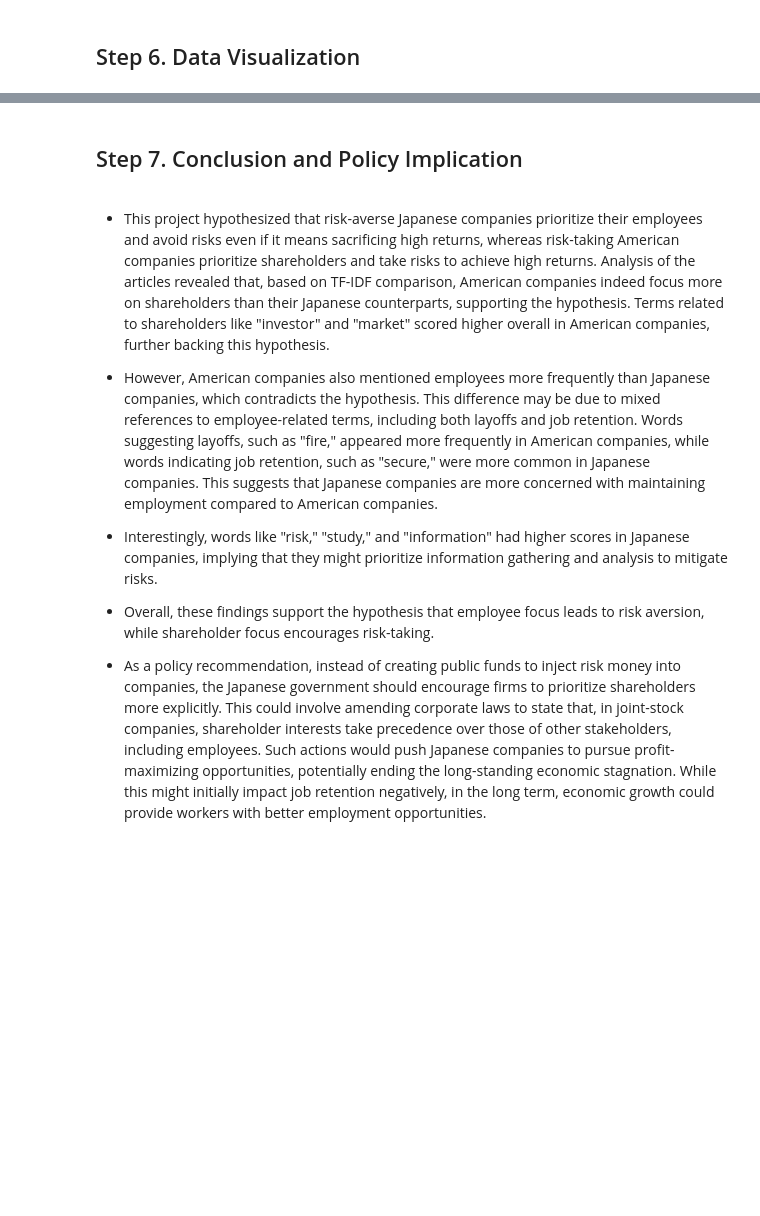
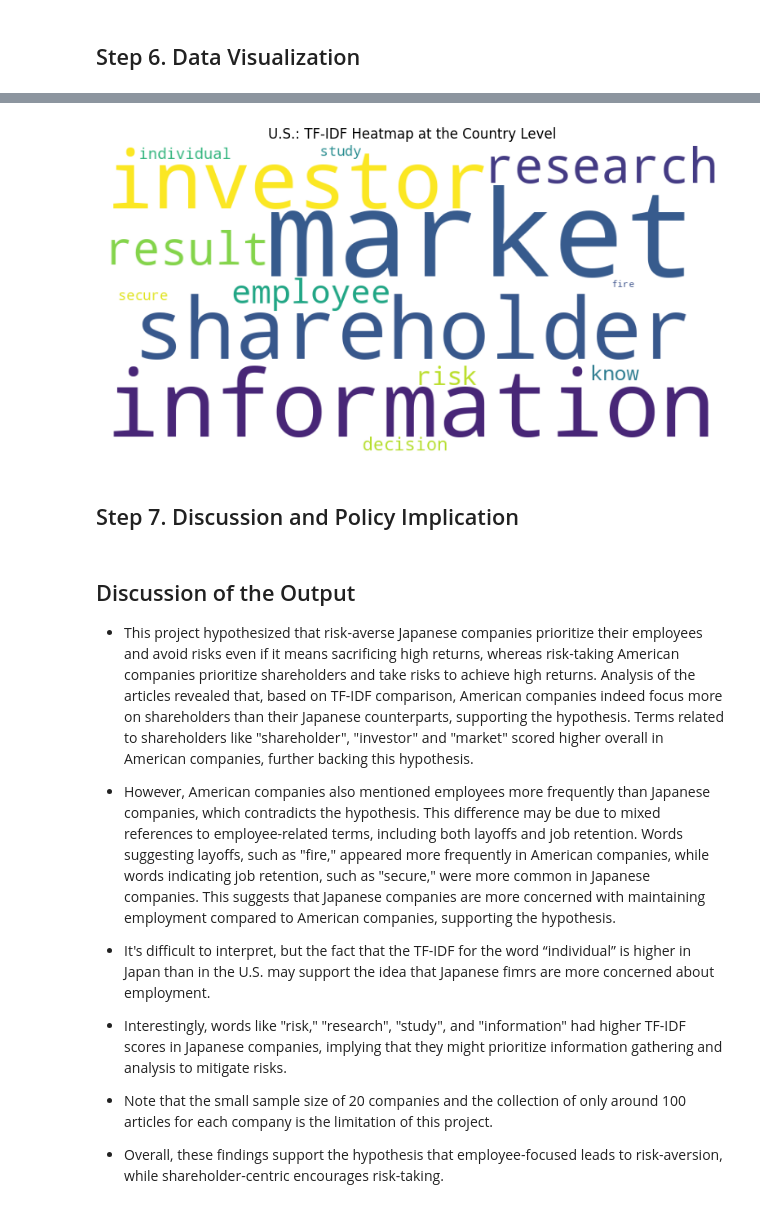
Before and after one commit to hiwan/Text_Analysis_Final_Project, a Jupyter notebook: project_text_analysis.ipynb, the cells around one changed output, grey strips where cells are left out. Saved outputs shown, nothing was run; the diff lists cells and outputs as text; code cells hidden in the pictures; blank space fills up the shorter version.

```diff
--- a/project_text_analysis.ipynb
+++ b/project_text_analysis.ipynb
@@ -647,12 +724,25 @@ chart2
+# %%
+plt.figure(figsize = (8, 4), facecolor = None)
+plt.imshow(us_wordcloud)
+plt.title('U.S.: TF-IDF Heatmap at the Country Level')
+plt.axis("off")
+plt.tight_layout(pad=0)
+
+plt.show()
+# %% [output]
+[figure, added]
 # %% [markdown]
-## Step 7. Conclusion and Policy Implication
+## Step 7. Discussion and Policy Implication
 # %% [markdown]
-- This project hypothesized that risk-averse Japanese companies prioritize their employees and avoid risks even if it means sacrificing high returns, whereas risk-taking American companies prioritize shareholders and take risks to achieve high returns. Analysis of the articles revealed that, based on TF-IDF comparison, American companies indeed focus more on shareholders than their Japanese counterparts, supporting the hypothesis. Terms related to shareholders like "investor" and "market" scored higher overall in American companies, further backing this hypothesis.
+## Discussion of the Output
+- This project hypothesized that risk-averse Japanese companies prioritize their employees and avoid risks even if it means sacrificing high returns, whereas risk-taking American companies prioritize shareholders and take risks to achieve high returns. Analysis of the articles revealed that, based on TF-IDF comparison, American companies indeed focus more on shareholders than their Japanese counterparts, supporting the hypothesis. Terms related to shareholders like "shareholder", "investor" and "market" scored higher overall in American companies, further backing this hypothesis.
 
-- However, American companies also mentioned employees more frequently than Japanese companies, which contradicts the hypothesis. This difference may be due to mixed references to employee-related terms, including both layoffs and job retention. Words suggesting layoffs, such as "fire," appeared more frequently in American companies, while words indicating job retention, such as "secure," were more common in Japanese companies. This suggests that Japanese companies are more concerned with maintaining employment compared to American companies.
+- However, American companies also mentioned employees more frequently than Japanese companies, which contradicts the hypothesis. This difference may be due to mixed references to employee-related terms, including both layoffs and job retention. Words suggesting layoffs, such as "fire," appeared more frequently in American companies, while words indicating job retention, such as "secure," were more common in Japanese companies. This suggests that Japanese companies are more concerned with maintaining employment compared to American companies, supporting the hypothesis.
 
-- Interestingly, words like "risk," "study," and "information" had higher scores in Japanese companies, implying that they might prioritize information gathering and analysis to mitigate risks.
+- It's difficult to interpret, but the fact that the TF-IDF for the word “individual” is higher in Japan than in the U.S. may support the idea that Japanese fimrs are more concerned about employment.
 
-- Overall, these findings support the hypothesis that employee focus leads to risk aversion, while shareholder focus encourages risk-taking.
+- Interestingly, words like "risk," "research", "study", and "information" had higher TF-IDF scores in Japanese companies, implying that they might prioritize information gathering and analysis to mitigate risks.
 
-- As a policy recommendation, instead of creating public funds to inject risk money into companies, the Japanese government should encourage firms to prioritize shareholders more explicitly. This could involve amending corporate laws to state that, in joint-stock companies, shareholder interests take precedence over those of other stakeholders, including employees. Such actions would push Japanese companies to pursue profit-maximizing opportunities, potentially ending the long-standing economic stagnation. While this might initially impact job retention negatively, in the long term, economic growth could provide workers with better employment opportunities.
+- Note that the small sample size of 20 companies and the collection of only around 100 articles for each company is the limitation of this project.
+
+- Overall, these findings support the hypothesis that employee-focused leads to risk-aversion, while shareholder-centric encourages risk-taking.
```
Also changed, not shown: parts of 40 cells of this notebook.
